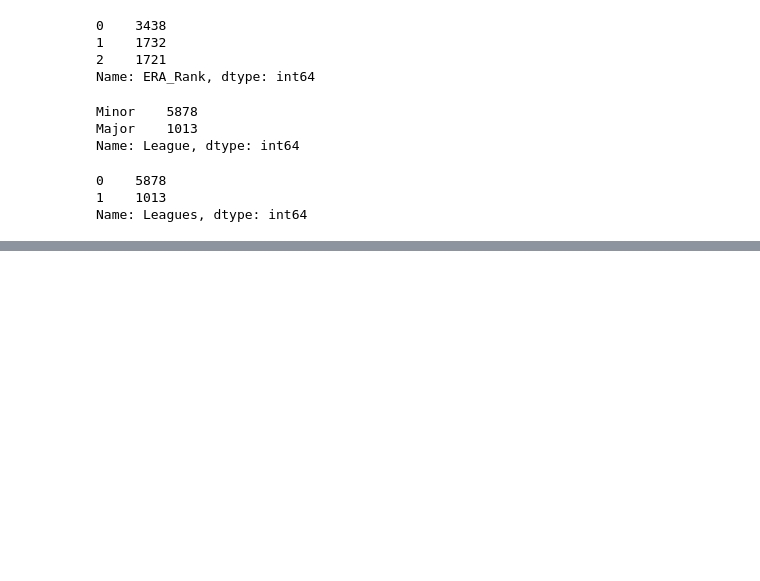
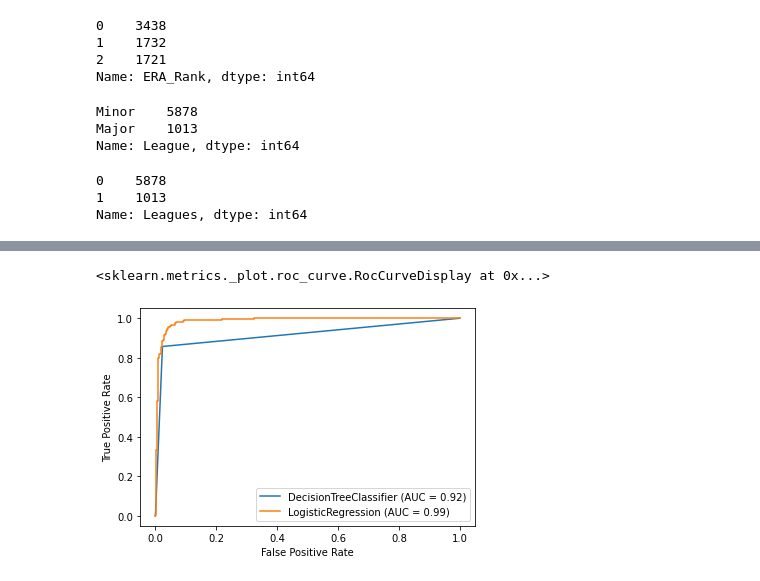
Before and after one commit to Kellyajara/MLB-MiLB-Classification, a Jupyter notebook: Data .ipynb, the cells around one changed output, grey strips where cells are left out. Saved outputs shown, nothing was run; the diff lists cells and outputs as text; code cells hidden in the pictures; blank space fills up the shorter version.

```diff
--- a/Data .ipynb
+++ b/Data .ipynb
@@ -401,0 +452,7 @@ print(f1)
+# %%
+fig, ax = plt.subplots()
+plot_roc_curve(dt, X_test_scaled, y_test, ax=ax)
+plot_roc_curve(Pit_Model, X_test_scaled, y_test, ax=ax)
+# %% [output]
+<sklearn.metrics._plot.roc_curve.RocCurveDisplay at 0x...>
+[figure, added]
```
Also changed, not shown: parts of 41 cells of this notebook.
